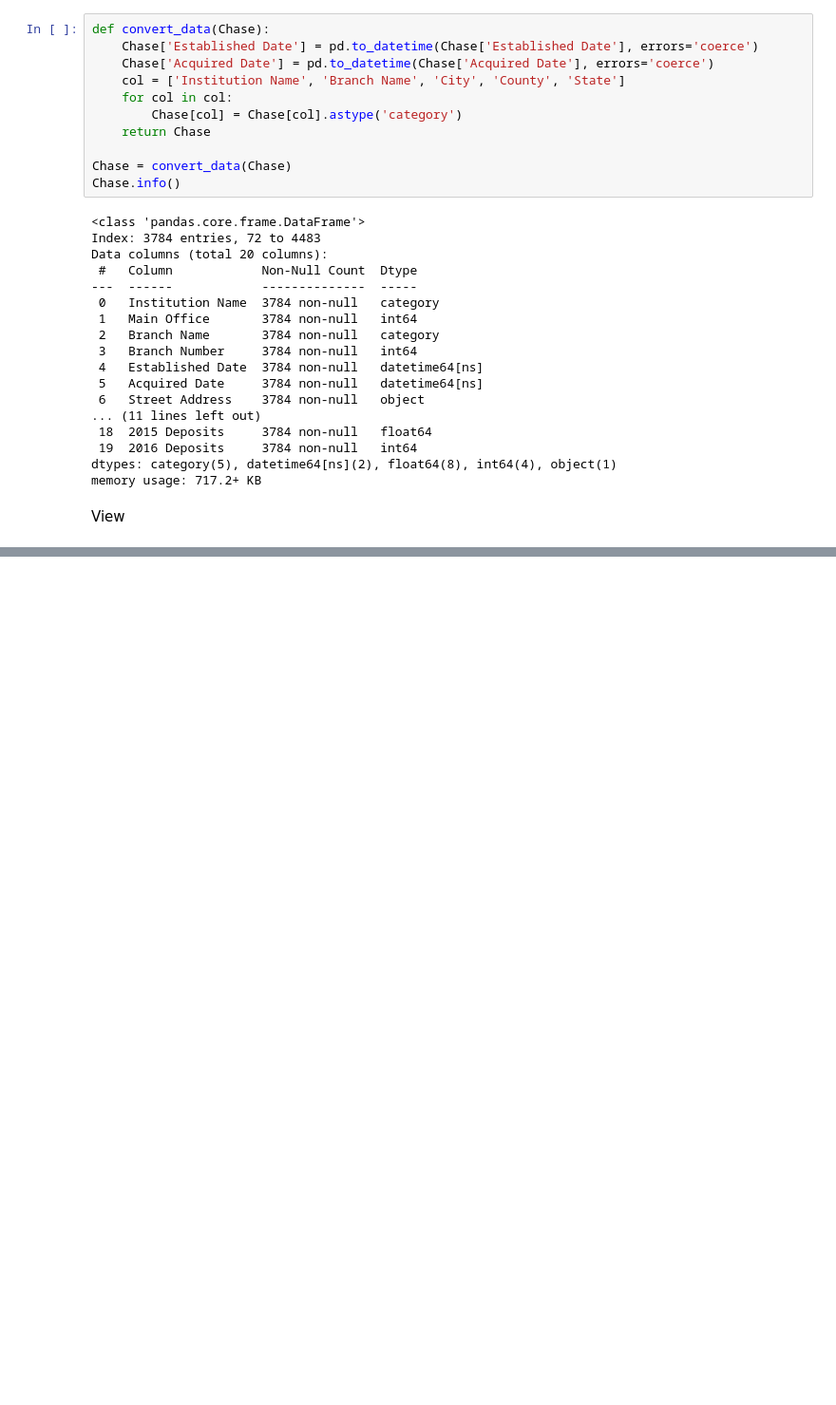
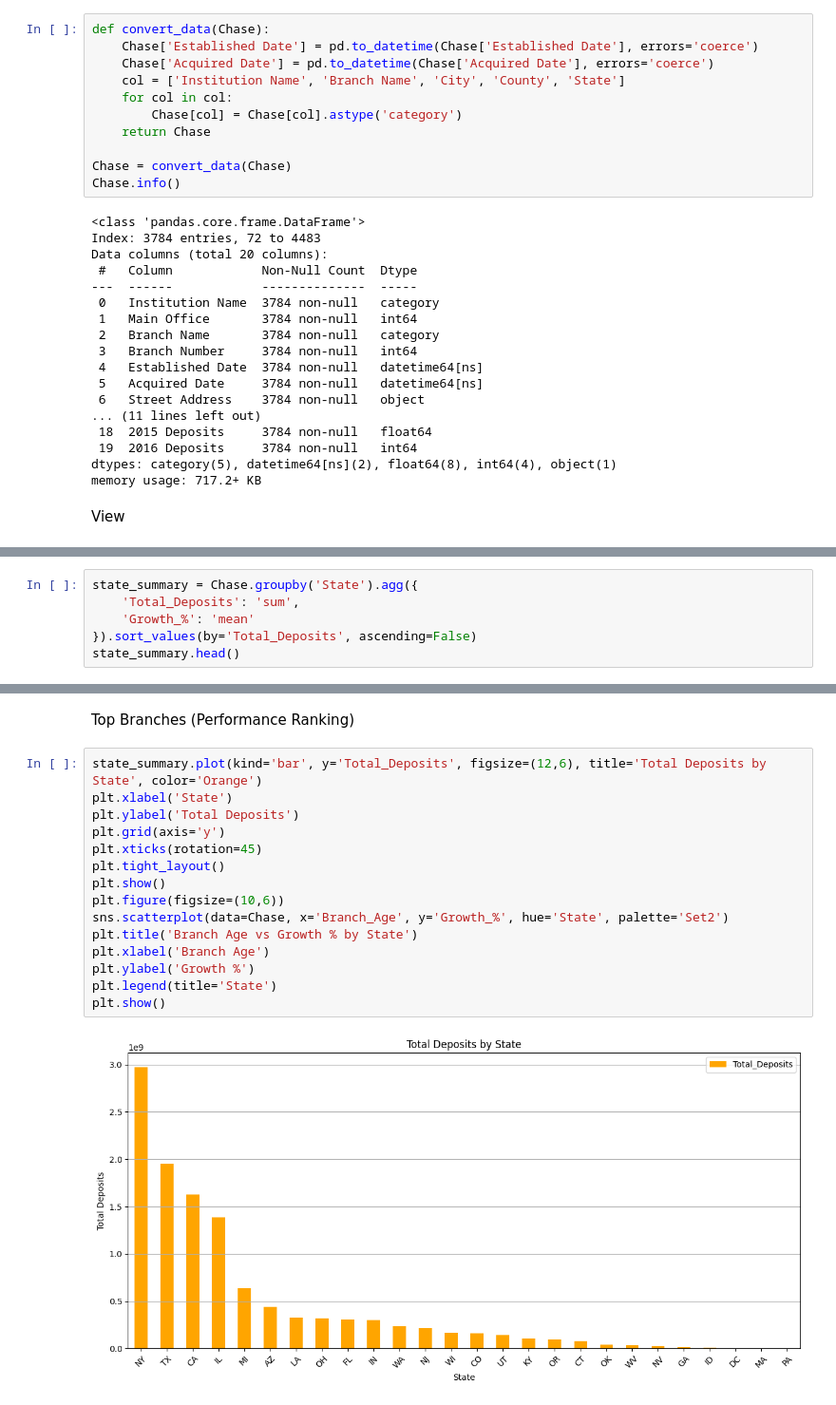
Before and after one commit to KeigoDev/Python-Cleaning-Visualization-JPChase, a Jupyter notebook: Data Cleaning.ipynb, the cells around one changed output, grey strips where cells are left out. Shown at 95% size. Cells and saved outputs as stored; diff of their text form; blank space fills up the shorter version.

```diff
--- a/Data Cleaning.ipynb
+++ b/Data Cleaning.ipynb
@@ -119,0 +235,6 @@ View
+# %%
+state_summary = Chase.groupby('State').agg({
+    'Total_Deposits': 'sum',
+    'Growth_%': 'mean'
+}).sort_values(by='Total_Deposits', ascending=False)
+state_summary.head()
@@ -119,0 +292,19 @@ View
+# %% [markdown]
+Top Branches (Performance Ranking)
+# %%
+state_summary.plot(kind='bar', y='Total_Deposits', figsize=(12,6), title='Total Deposits by State', color='Orange')
+plt.xlabel('State')
+plt.ylabel('Total Deposits')
+plt.grid(axis='y')
+plt.xticks(rotation=45)
+plt.tight_layout()
+plt.show()
+plt.figure(figsize=(10,6))
+sns.scatterplot(data=Chase, x='Branch_Age', y='Growth_%', hue='State', palette='Set2')
+plt.title('Branch Age vs Growth % by State')
+plt.xlabel('Branch Age')
+plt.ylabel('Growth %')
+plt.legend(title='State')
+plt.show()
+# %% [output]
+[figure, added]
```
Also changed, not shown: parts of 22 cells of this notebook.
